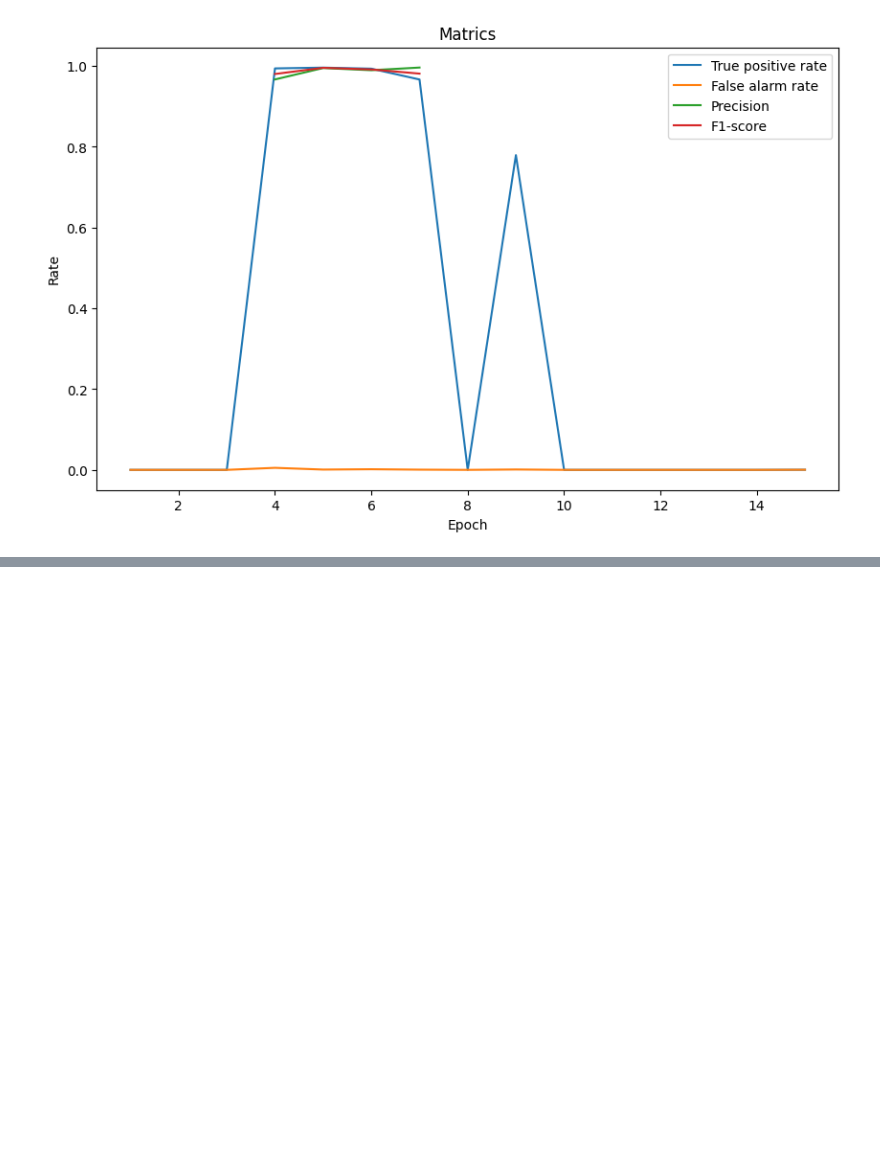
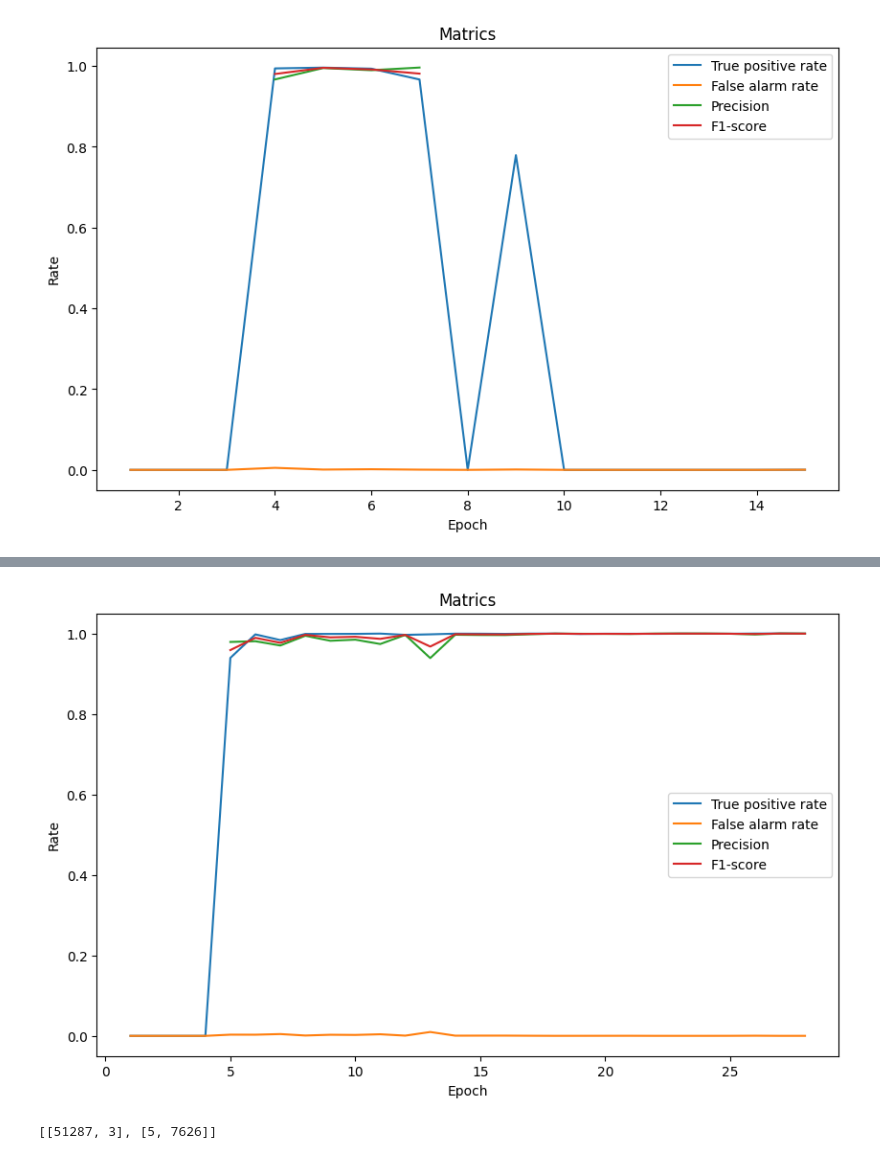
Before and after one commit to TianmingW/openai_embedding_content_anomaly_detection, a Jupyter notebook: plot_result_iot23.ipynb, the cells around one changed output, grey strips where cells are left out. Saved outputs shown, nothing was run; the diff lists cells and outputs as text; code cells hidden in the pictures; blank space fills up the shorter version.

```diff
--- a/plot_result_iot23.ipynb
+++ b/plot_result_iot23.ipynb
@@ -222,0 +437,4 @@ draw_metrics(df_0705_1)
+# %%
+draw_metrics(df_0705_2)
+# %% [output]
+[figure, added]
@@ -222,0 +448,4 @@ draw_metrics(df_0705_1)
+# %%
+df_0705_2_cm
+# %% [output]
+[[51287, 3], [5, 7626]]
```
Also changed, not shown: parts of 22 cells of this notebook, 2 other files.
